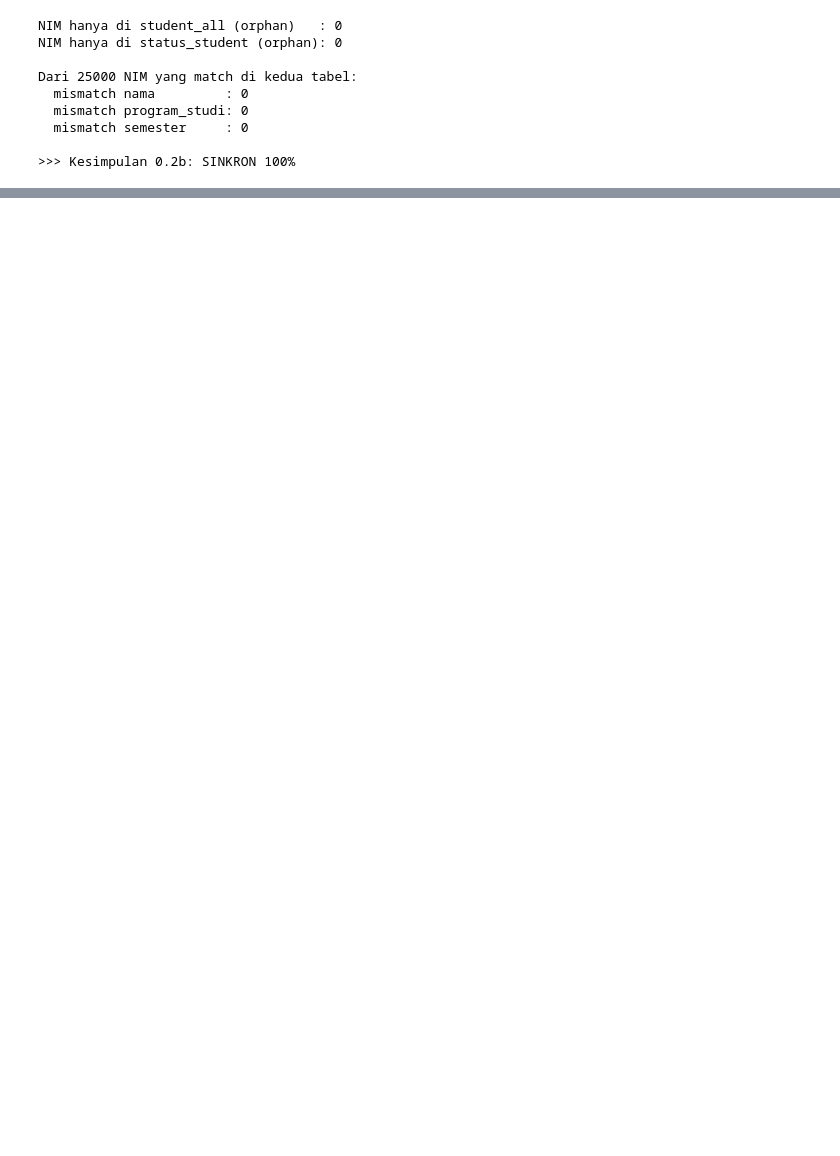
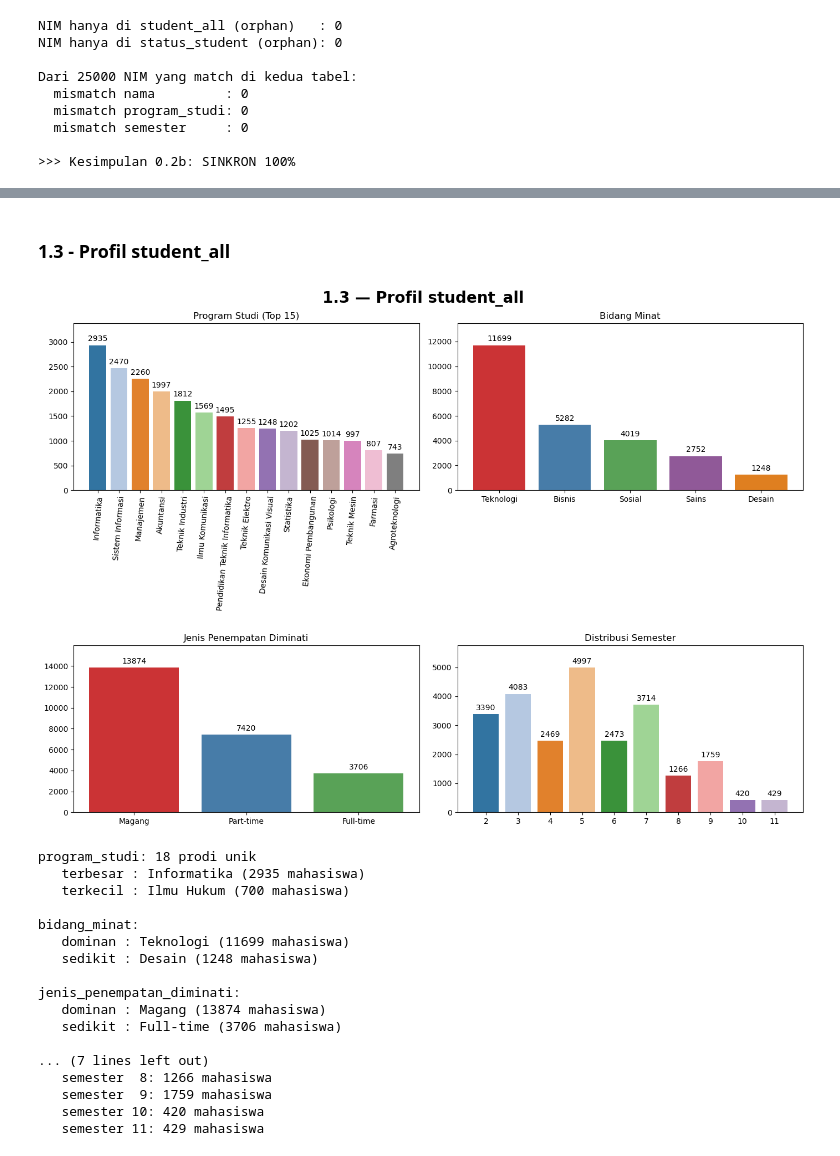
Before and after one commit to zzdf5/ssf-ssdc26-kataedward, a Jupyter notebook: notebooks/02_eda.ipynb, the cells around one changed output, grey strips where cells are left out. Cells and saved outputs as stored; diff of their text form; code cells hidden in the pictures; blank space fills up the shorter version.

```diff
--- a/notebooks/02_eda.ipynb
+++ b/notebooks/02_eda.ipynb
@@ -208,0 +346,49 @@ Dari 25000 NIM yang match di kedua tabel:
+# %% [markdown]
+### 1.3 - Profil student_all
+# %%
+fig, axes = plt.subplots(2, 2, figsize=(14, 10))
+fig.suptitle("1.3 — Profil student_all", fontsize=20, fontweight="bold")
+
+program_studi_counts_full = student_all["program_studi"].value_counts()
+semester_counts = student_all["semester"].value_counts().sort_index()
+
+# fmt:off
+bar_with_labels(axes[0, 0], program_studi_counts_full.head(15), "Program Studi (Top 15)", rotation=85, palette="tab20")
+bar_with_labels(axes[0, 1], student_all["bidang_minat"].value_counts(), "Bidang Minat")
+bar_with_labels(axes[1, 0], student_all["jenis_penempatan_diminati"].value_counts(), "Jenis Penempatan Diminati")
+bar_with_labels(axes[1, 1], semester_counts, "Distribusi Semester", palette="tab20")
+
+plt.tight_layout(h_pad=3)
+plt.show()
+
+print(f"program_studi: {len(program_studi_counts_full)} prodi unik")
+print(f"   terbesar : {program_studi_counts_full.idxmax()} ({program_studi_counts_full.max()} mahasiswa)")
+print(f"   terkecil : {program_studi_counts_full.idxmin()} ({program_studi_counts_full.min()} mahasiswa)")
+print()
+
+print_summary("bidang_minat", student_all["bidang_minat"].value_counts(), unit="mahasiswa")
+print_summary("jenis_penempatan_diminati", student_all["jenis_penempatan_diminati"].value_counts(), unit="mahasiswa")
+# fmt:on
+
+print("Distribusi semester (urut semester, bukan frekuensi):")
+for sem, jumlah in semester_counts.items():
+    print(f"   semester {sem:2d}: {jumlah} mahasiswa")
+# %% [output]
+[figure, added]
+program_studi: 18 prodi unik
+   terbesar : Informatika (2935 mahasiswa)
+   terkecil : Ilmu Hukum (700 mahasiswa)
+
+bidang_minat:
+   dominan : Teknologi (11699 mahasiswa)
+   sedikit : Desain (1248 mahasiswa)
+
+jenis_penempatan_diminati:
+   dominan : Magang (13874 mahasiswa)
+   sedikit : Full-time (3706 mahasiswa)
+
+... (7 lines left out)
+   semester  8: 1266 mahasiswa
+   semester  9: 1759 mahasiswa
+   semester 10: 420 mahasiswa
+   semester 11: 429 mahasiswa
```
Also changed, not shown: parts of 16 cells of this notebook, 1 other file.
